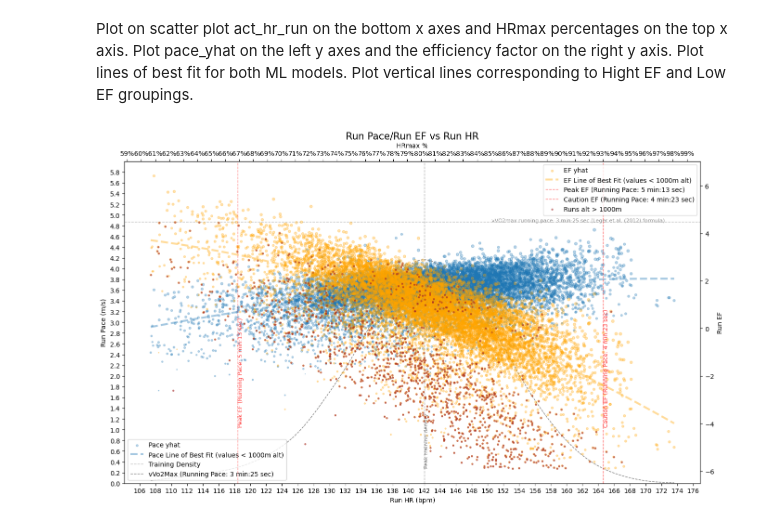
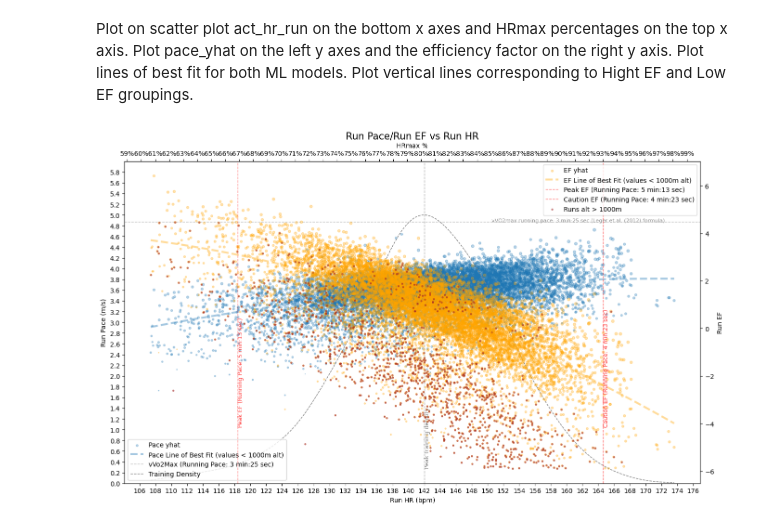
Before and after one commit to pgalko/ml_running_efficiency_predict, a Jupyter notebook: ML_Running_Efficiency_Prediction.ipynb, the cells around one changed output. Cells and saved outputs as stored; diff of their text form; code cells hidden in the pictures.

```diff
--- a/ML_Running_Efficiency_Prediction.ipynb
+++ b/ML_Running_Efficiency_Prediction.ipynb
@@ -241,7 +241,7 @@ density = gaussian_kde(data_run['act_hr_run'])
 xs = np.linspace(min(data_run['act_hr_run']), max(data_run['act_hr_run']), 200)
 density.covariance_factor = lambda : .25
 density._compute_covariance()
-ax1.plot(xs,density(xs)*100,linewidth=1, color='grey', alpha=1, linestyle='--')
+ax1.plot(xs,density(xs)*120,linewidth=1, color='grey', alpha=1, linestyle='--')
 # mark the highest density with a vertical line
 max_density_index = np.argmax(density(xs))
 ax1.axvline(x=xs[max_density_index], linewidth=1,color='grey', alpha=1, linestyle='--')
@@ -253,7 +253,7 @@ ax1.set_xlabel('Run HR (bpm)')
 ax1.set_ylabel('Run Pace (m/s)')
 
 #legend
-ax1.legend(['Pace yhat','Pace Line of Best Fit (values < 1000m alt)','Training Density','vVo2Max (Running Pace: '+vvo2max_running_pace+')'],loc='lower left')
+ax1.legend(['Pace yhat','Pace Line of Best Fit (values < 1000m alt)','vVo2Max (Running Pace: '+vvo2max_running_pace+')','Training Density'],loc='lower left')
 
 # set the second y-axis
 ax2 = ax1.twinx()
@@ -301,31 +301,31 @@ ax2.text(x[np.argmin(np.abs(p_ef(x)-peak_ef))], -4.1, 'Peak EF (Running Pace: '+
 # find the index of the lowest average and store in caution_ef variable
 min_yhat_avg_index = np.argmin(yhat_avg)
 caution_ef = yhat_avg[min_yhat_avg_index]
 # draw a vertical line where the value of p_ef equals caution_ef
 x = np.linspace(min(data_run['act_hr_run']), max(data_run['act_hr_run']), 200)
 ax2.axvline(x=x[np.argmin(np.abs(p_ef(x)-caution_ef))], linewidth=1,color='red', alpha=0.5, linestyle='--')
 
 #print the pace at the intersect of peak ef and pace line of best fit
 pace_at_caution_ef = p_pace(x[np.argmin(np.abs(p_ef(x)-caution_ef))])
 # convert the GAP fom m/s to min:sec per km
 pace = 1000/(pace_at_caution_ef*60)
 leftover = pace % 1
 minutes = pace-leftover
 seconds = leftover*60
 caution_ef_running_pace = str(int(minutes)) + ' min:' + str(int(seconds)) + ' sec'
 #add text to the line
 ax2.text(x[np.argmin(np.abs(p_ef(x)-caution_ef))], -4.1, 'Caution EF (Running Pace: '+caution_ef_running_pace+')', rotation=90, color='red', alpha=0.8, fontsize=9)
 
 #mark the values with the altitude > 1000m with a red dot
 ax2.scatter(data_run['act_hr_run'][data_run['act_altitude_run']>1000], ef_yhat[data_run['act_altitude_run']>1000],c='brown',s=5, alpha=0.5)
 
 #set labels
 ax2.set_ylabel('Run EF')
 
 #legend
 ax2.legend(['EF yhat','EF Line of Best Fit (values < 1000m alt)','Peak EF (Running Pace: '+peak_ef_running_pace+')','Caution EF (Running Pace: '+caution_ef_running_pace+')','Runs alt > 1000m'],loc='upper right')
 
 #show the plot
 plt.show()
 # %% [output]
-[figure, old version]
+[figure, new version]
```
